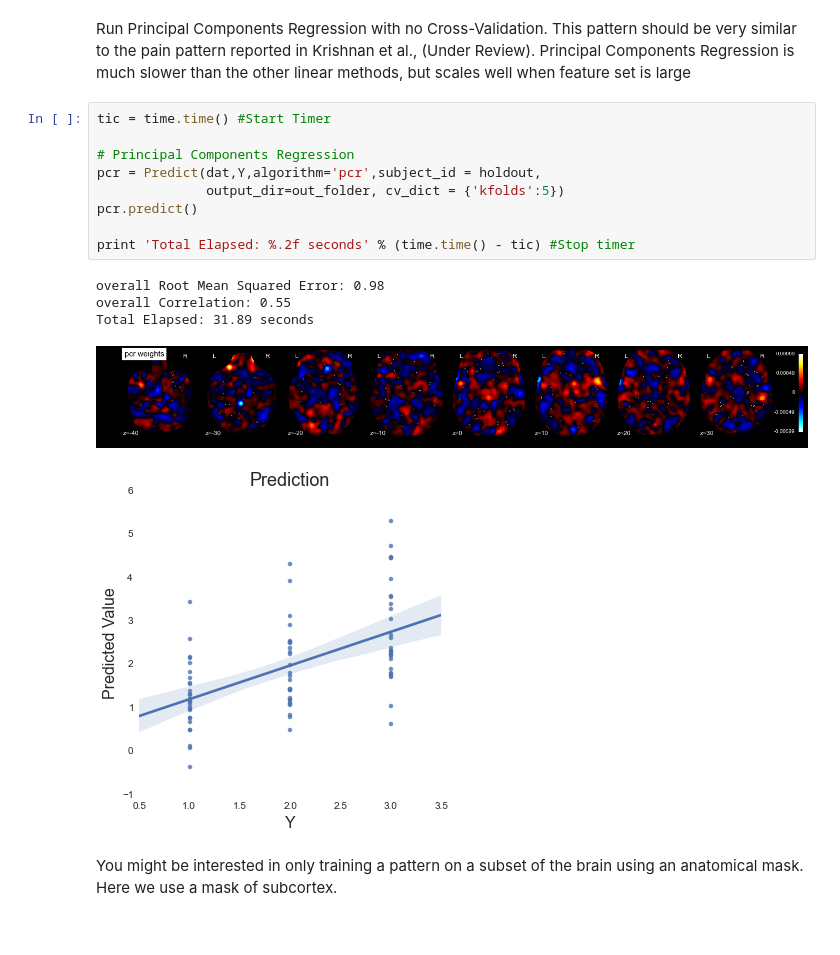
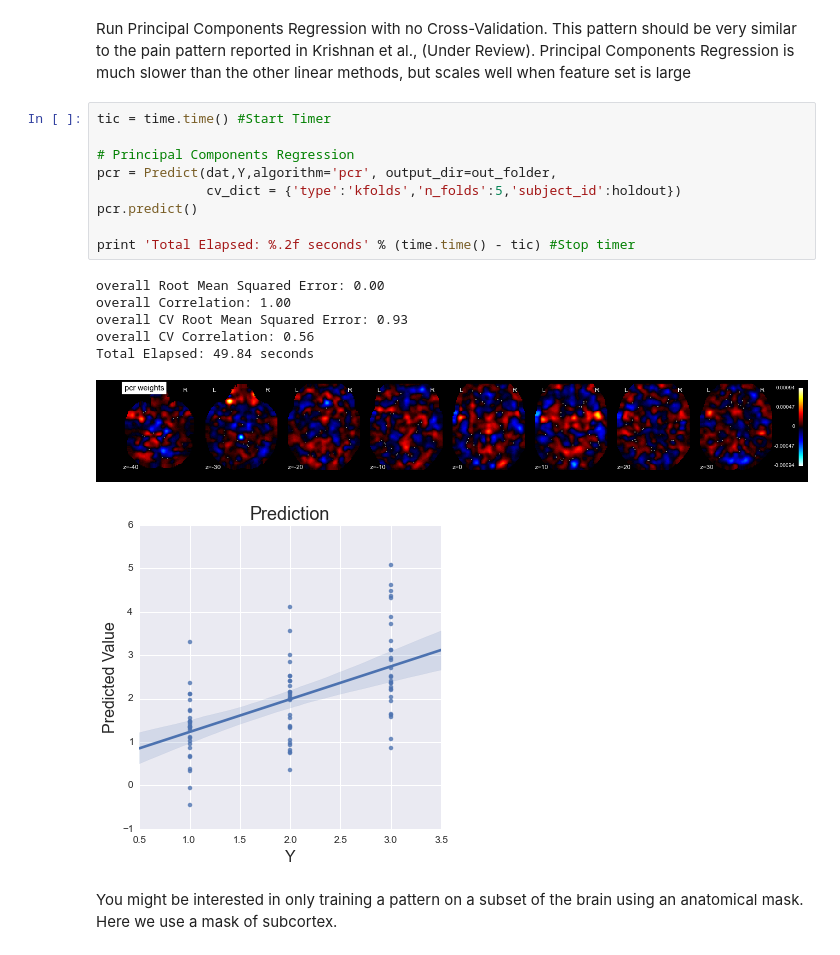
Before and after one commit to cosanlab/nltools, a Jupyter notebook: scripts/Chang_ML_fMRI_Tutorial.ipynb, the cells around one changed output. Saved outputs shown, nothing was run; the diff lists cells and outputs as text.

```diff
--- a/scripts/Chang_ML_fMRI_Tutorial.ipynb
+++ b/scripts/Chang_ML_fMRI_Tutorial.ipynb
@@ -203,18 +197,20 @@ Total Elapsed: 6.12 seconds
 # %%
 tic = time.time() #Start Timer
 
 # Principal Components Regression
-pcr = Predict(dat,Y,algorithm='pcr',subject_id = holdout,
-              output_dir=out_folder, cv_dict = {'kfolds':5})
+pcr = Predict(dat,Y,algorithm='pcr', output_dir=out_folder,
+              cv_dict = {'type':'kfolds','n_folds':5,'subject_id':holdout})
 pcr.predict()
 
 print 'Total Elapsed: %.2f seconds' % (time.time() - tic) #Stop timer
 # %% [output]
-overall Root Mean Squared Error: 0.98
-overall Correlation: 0.55
-Total Elapsed: 31.89 seconds
+overall Root Mean Squared Error: 0.00
+overall Correlation: 1.00
+overall CV Root Mean Squared Error: 0.93
+overall CV Correlation: 0.56
+Total Elapsed: 49.84 seconds
-[figure, old version]
+[figure, new version]
-[figure, old version]
+[figure, new version]
 # %% [markdown]
 <p>You might be interested in only training a pattern on a subset of the brain using an anatomical mask.  Here we use a mask of subcortex.</p>
 # %%
```
Also changed, not shown: parts of 9 cells of this notebook, 5 other files.
